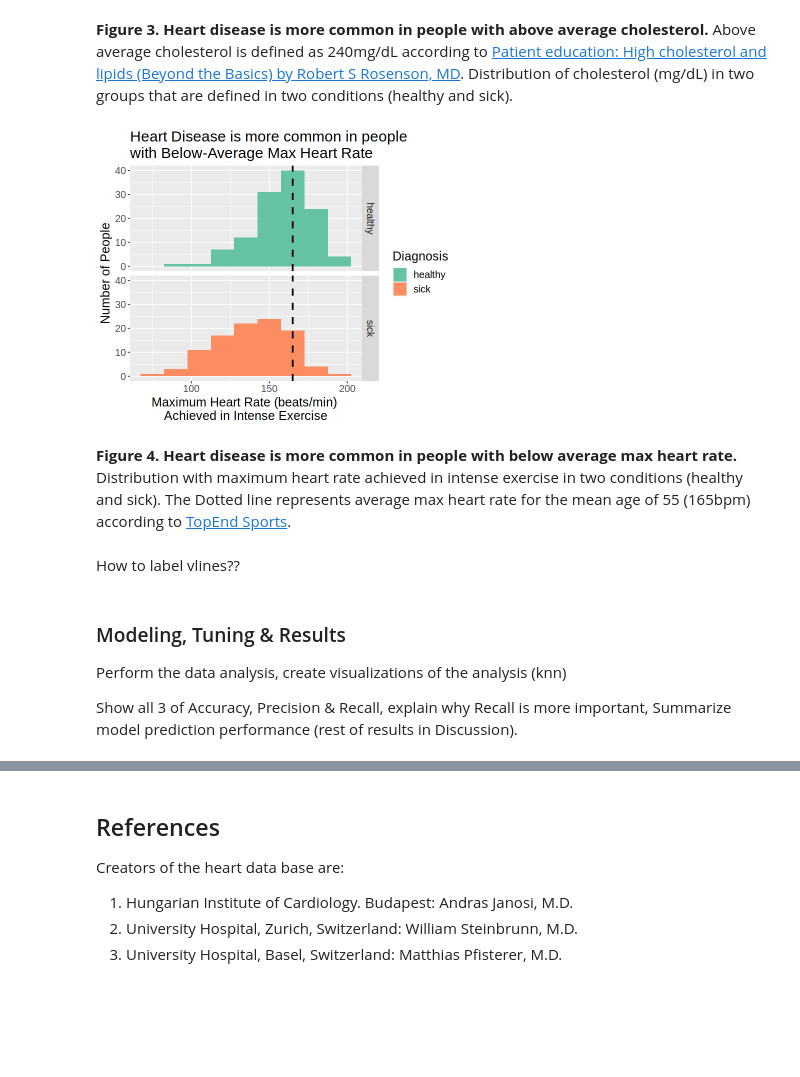
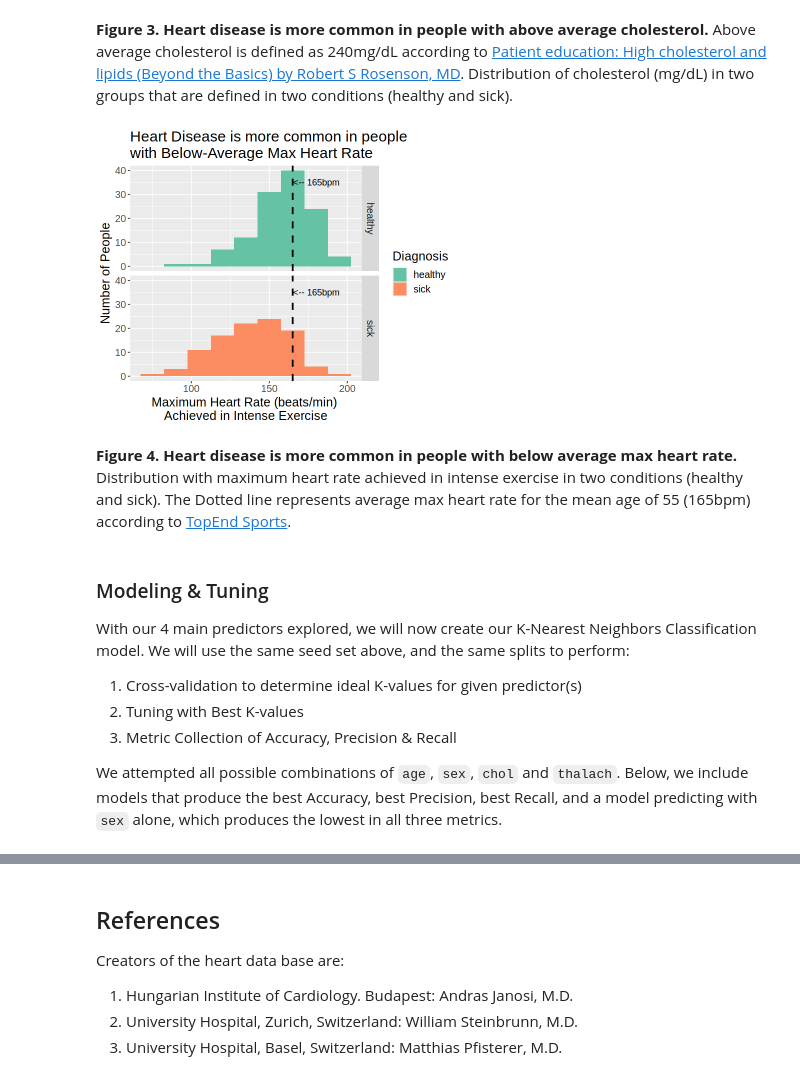
Before and after one commit to Mr-Slope/DSCI-100_Group_Project, a Jupyter notebook: group_report.ipynb, the cells around one changed output, grey strips where cells are left out. Cells and saved outputs as stored; diff of their text form; code cells hidden in the pictures; blank space fills up the shorter version.

Commit message:
Compiled Results, Worked on Methods, Revised Metrics

```diff
--- a/group_report.ipynb
+++ b/group_report.ipynb
@@ -204,26 +217,28 @@ chol_histogram
 # %%
 # Max Heartrate (thalach) - Below-average Heart Rate may increase risk
 trestbps_histogram <- heart_training |>
     ggplot(aes(x = thalach, fill=num)) +
     geom_histogram(binwidth=15) +
     facet_grid(rows = vars(num)) +
     geom_vline(xintercept = 165, linetype = "dashed", linewidth = 1.0) +
     ggtitle("Heart Disease is more common in people \nwith Below-Average Max Heart Rate") +
     xlab("Maximum Heart Rate (beats/min) \nAchieved in Intense Exercise") +
     ylab("Number of People") +
     labs(fill="Diagnosis") +
+    annotate("text", x = 180, y = 35, label = "<-- 165bpm") +
     scale_fill_brewer(palette = "Set2") +
     theme(text=element_text(size=15))
 trestbps_histogram
 # %% [output]
-[figure, old version]
+[figure, new version]
 # %% [markdown]
 **Figure 4. Heart disease is more common in people with below average max heart rate.** Distribution with maximum heart rate achieved in intense exercise in two conditions (healthy and sick). The Dotted line represents average max heart rate for the mean age of 55 (165bpm) according to [TopEnd Sports](https://www.topendsports.com/testing/heart-rate-max.htm).
-# %% [markdown]
-How to label vlines??
 # %% [markdown]
-### Modeling, Tuning & Results
+### Modeling & Tuning
 
-Perform the data analysis, create visualizations of the analysis (knn)
+With our 4 main predictors explored, we will now create our K-Nearest Neighbors Classification model. We will use the same seed set above, and the same splits to perform:
+1. Cross-validation to determine ideal K-values for given predictor(s)
+2. Tuning with Best K-values
+3. Metric Collection of Accuracy, Precision & Recall
 
-Show all 3 of Accuracy, Precision & Recall, explain why Recall is more important, Summarize model prediction performance (rest of results in Discussion).
+We attempted all possible combinations of `age`, `sex`, `chol` and `thalach`. Below, we include models that produce the best Accuracy, best Precision, best Recall, and a model predicting with `sex` alone, which produces the lowest in all three metrics.
```
Also changed, not shown: parts of 20 cells of this notebook, 3 other files.
